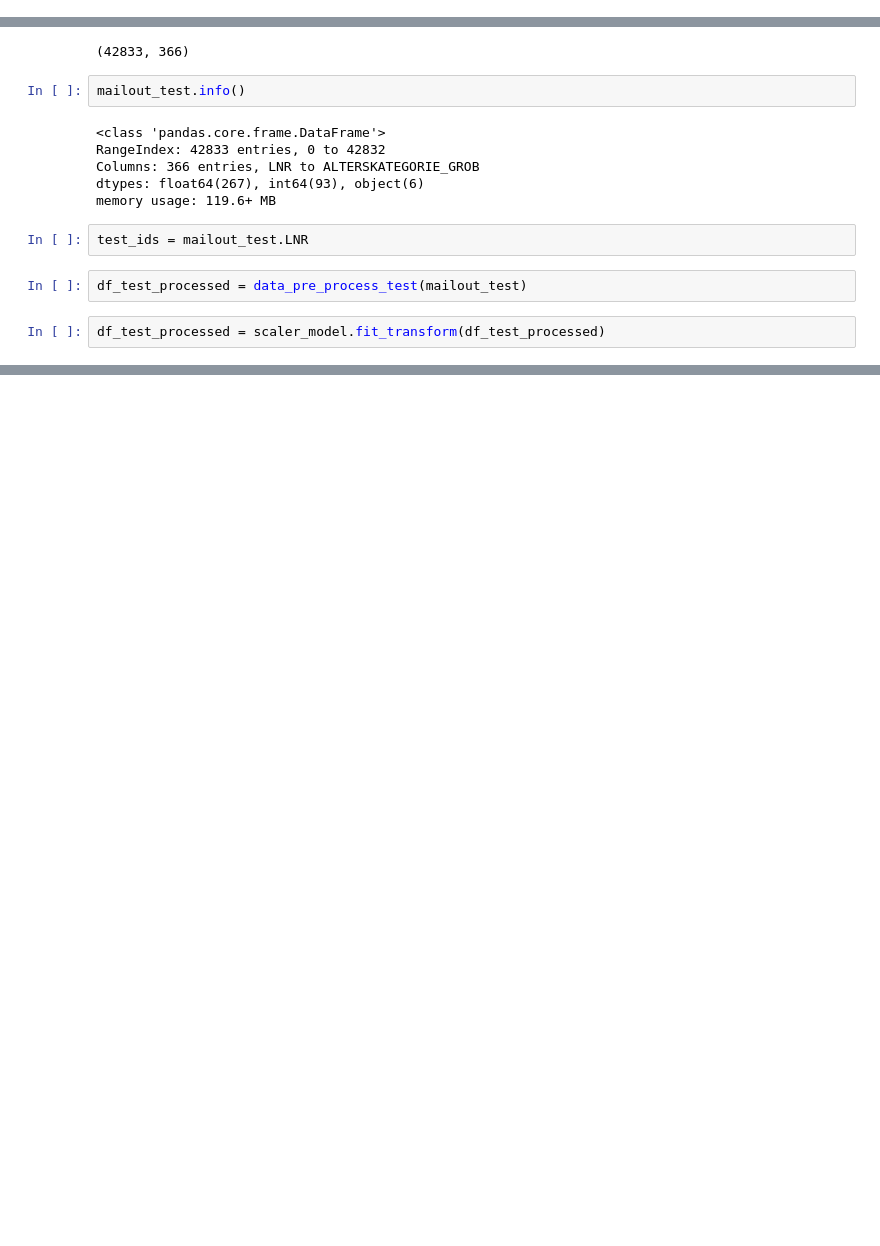
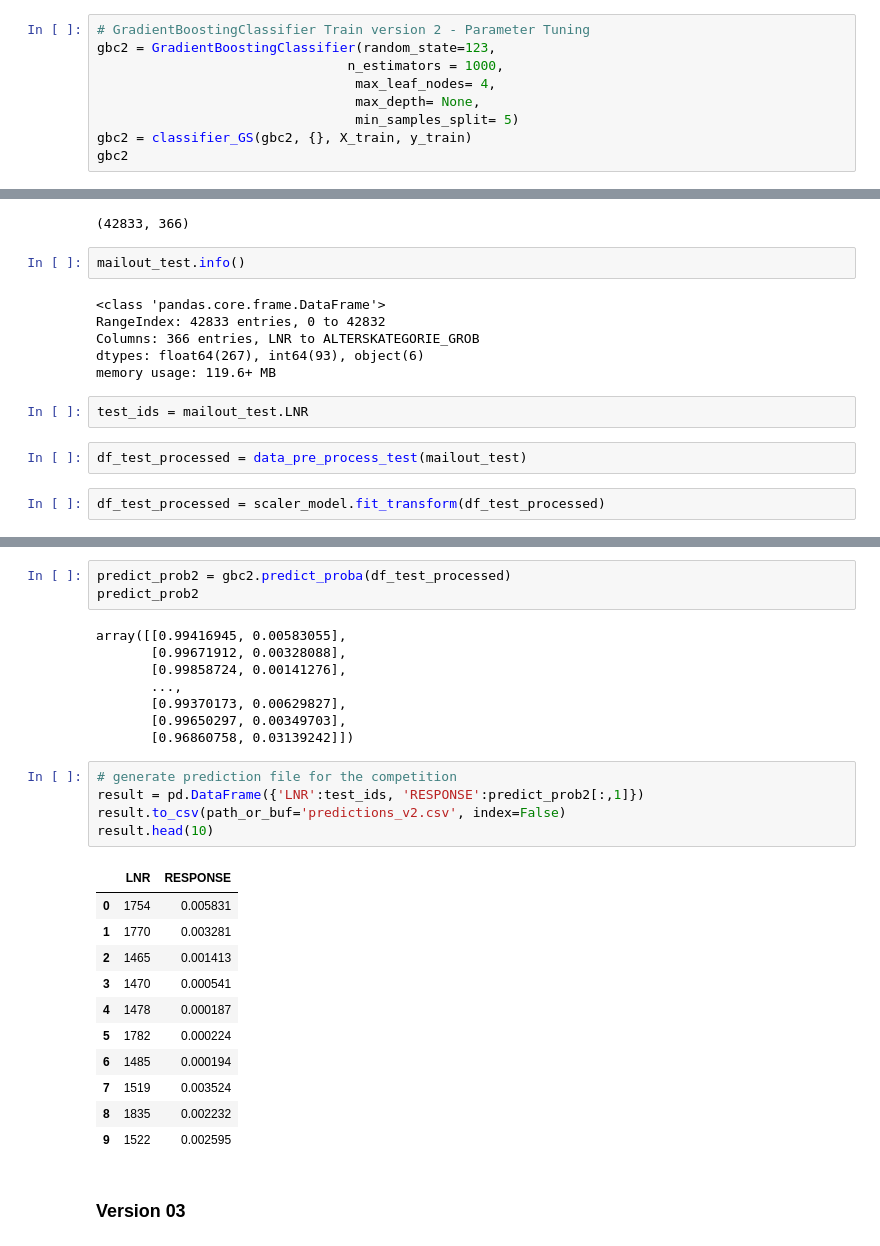
Before and after one commit to ebulutbaltaci/Arvato_Bertelsmann_Customer_Segmentation, a Jupyter notebook: Arvato Project Workbook.ipynb, the cells around one changed output, grey strips where cells are left out. Drawn from its saved outputs; the diff is of its cells as text; blank space fills up the shorter version.

```diff
--- a/Arvato Project Workbook.ipynb
+++ b/Arvato Project Workbook.ipynb
@@ -1307,0 +1531,9 @@ GradientBoostingClassifier(random_state=123)
+# %%
+# GradientBoostingClassifier Train version 2 - Parameter Tuning
+gbc2 = GradientBoostingClassifier(random_state=123,
+                                n_estimators = 1000,
+                                 max_leaf_nodes= 4,
+                                 max_depth= None,
+                                 min_samples_split= 5)
+gbc2 = classifier_GS(gbc2, {}, X_train, y_train)
+gbc2
@@ -1362,0 +1624,30 @@ result.head(10)
+# %%
+predict_prob2 = gbc2.predict_proba(df_test_processed)
+predict_prob2
+# %% [output]
+array([[0.99416945, 0.00583055],
+       [0.99671912, 0.00328088],
+       [0.99858724, 0.00141276],
+       ...,
+       [0.99370173, 0.00629827],
+       [0.99650297, 0.00349703],
+       [0.96860758, 0.03139242]])
+# %%
+# generate prediction file for the competition
+result = pd.DataFrame({'LNR':test_ids, 'RESPONSE':predict_prob2[:,1]})
+result.to_csv(path_or_buf='predictions_v2.csv', index=False)
+result.head(10)
+# %% [output]
+|  | LNR | RESPONSE |
+| 0 | 1754 | 0.005831 |
+| 1 | 1770 | 0.003281 |
+| 2 | 1465 | 0.001413 |
+| 3 | 1470 | 0.000541 |
+| 4 | 1478 | 0.000187 |
+| 5 | 1782 | 0.000224 |
+| 6 | 1485 | 0.000194 |
+| 7 | 1519 | 0.003524 |
+| 8 | 1835 | 0.002232 |
+| 9 | 1522 | 0.002595 |
+# %% [markdown]
+### Version 03
```
Also changed, not shown: parts of 36 cells of this notebook, 2 other files.
